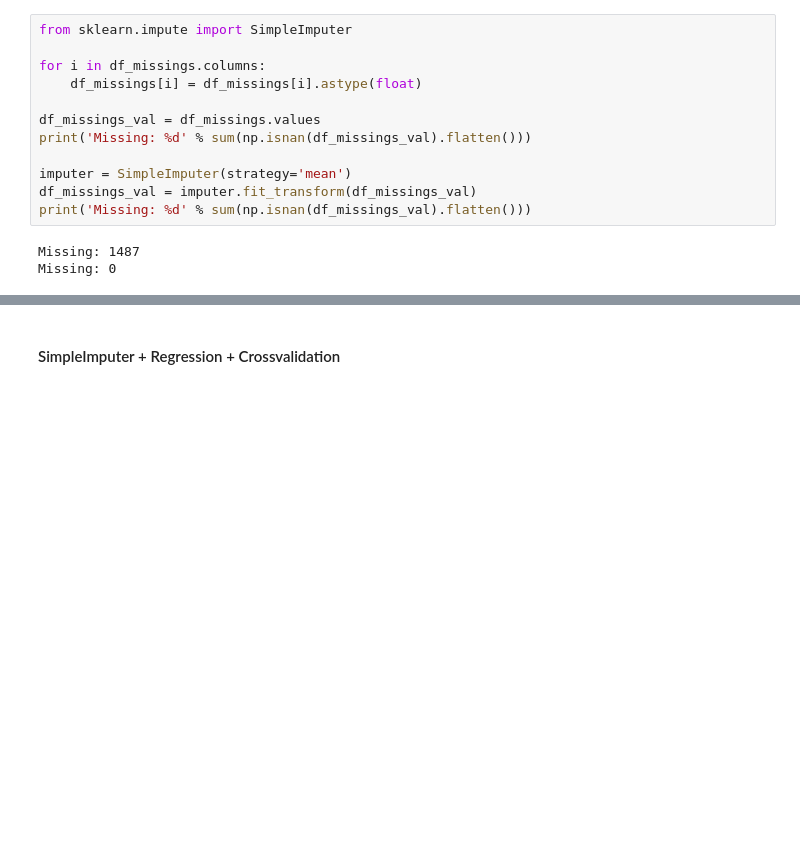
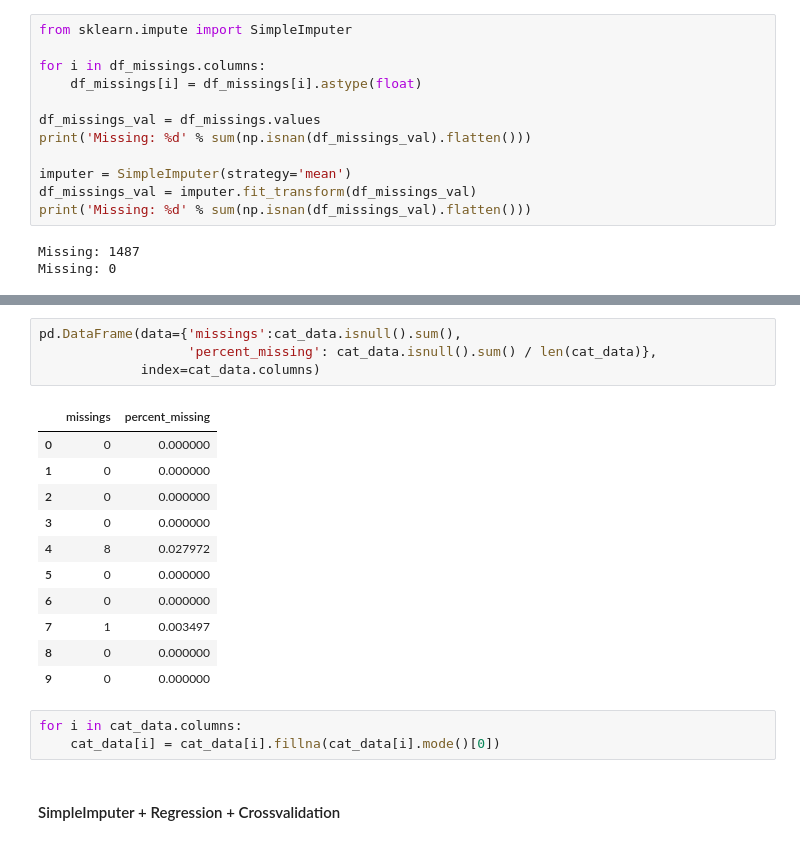
Before and after one commit to albergar2/data_science_material, a Jupyter notebook: 01_Data_Cleaning.ipynb, the cells around one changed output, grey strips where cells are left out. Saved outputs shown, nothing was run; the diff lists cells and outputs as text; blank space fills up the shorter version.

```diff
--- a/01_Data_Cleaning.ipynb
+++ b/01_Data_Cleaning.ipynb
@@ -102,3 +114,22 @@ Missing: 0
+# %%
+pd.DataFrame(data={'missings':cat_data.isnull().sum(),
+                   'percent_missing': cat_data.isnull().sum() / len(cat_data)},
+             index=cat_data.columns)
+# %% [output]
+|  | missings | percent_missing |
+| 0 | 0 | 0.000000 |
+| 1 | 0 | 0.000000 |
+| 2 | 0 | 0.000000 |
+| 3 | 0 | 0.000000 |
+| 4 | 8 | 0.027972 |
+| 5 | 0 | 0.000000 |
+| 6 | 0 | 0.000000 |
+| 7 | 1 | 0.003497 |
+| 8 | 0 | 0.000000 |
+| 9 | 0 | 0.000000 |
+# %%
+for i in cat_data.columns:
+    cat_data[i] = cat_data[i].fillna(cat_data[i].mode()[0])
 # %% [markdown]
 #### SimpleImputer + Regression + Crossvalidation
 # %%
```
Also changed, not shown: parts of 8 cells of this notebook, 4 other files.
